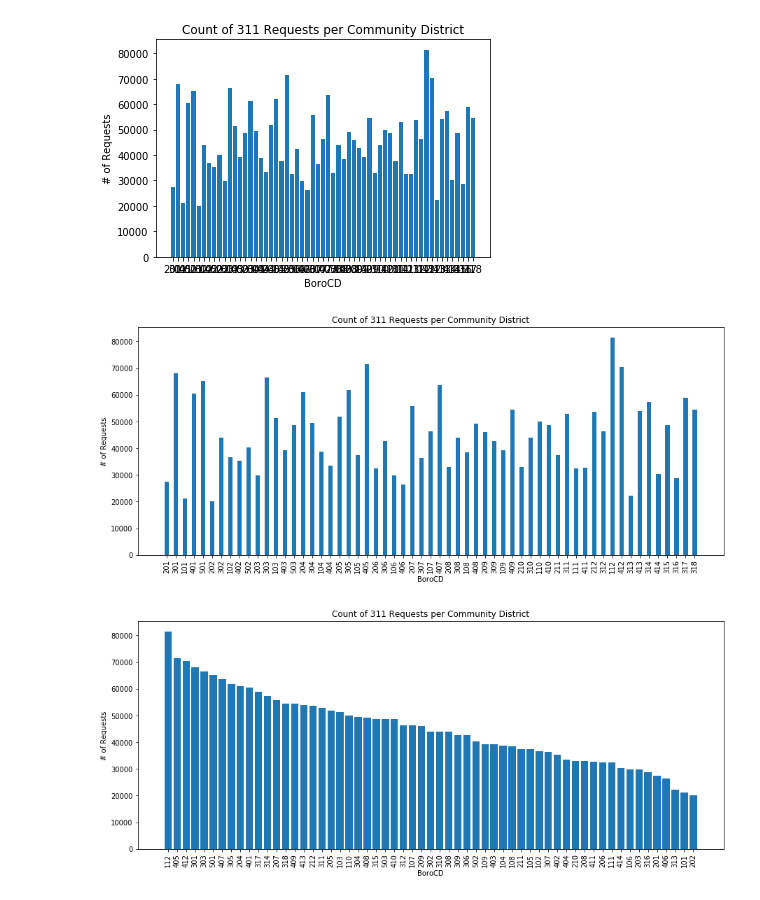
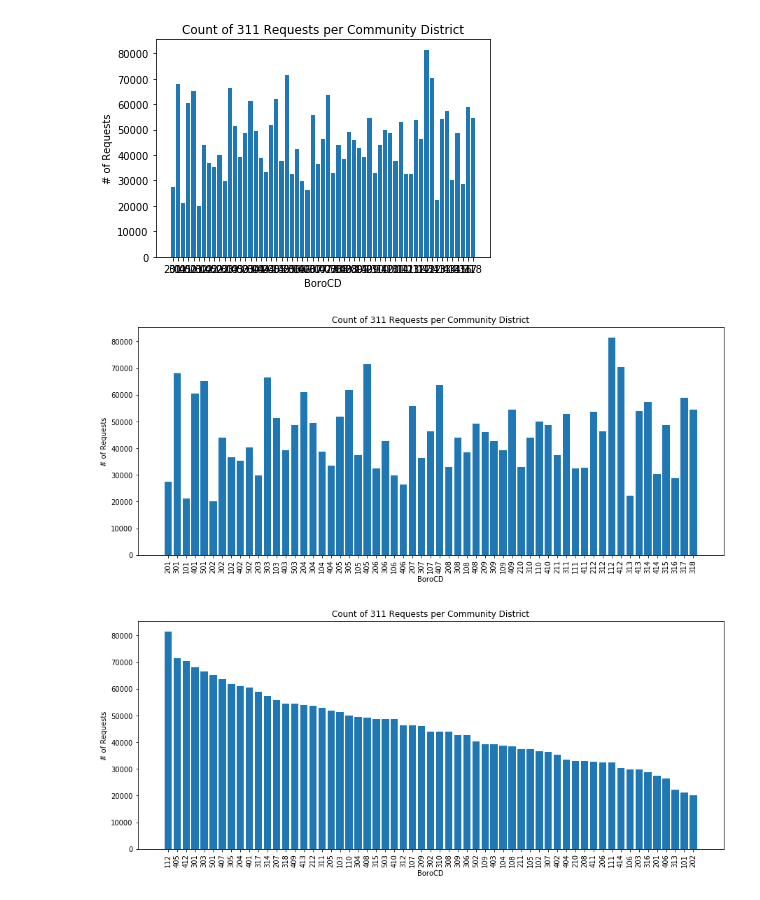
Before and after one commit to afeld/python-public-policy, a Jupyter notebook: lecture_3.ipynb, the cells around one changed output. Saved outputs shown, nothing was run; the diff lists cells and outputs as text; code cells hidden in the pictures.

```diff
--- a/lecture_3.ipynb
+++ b/lecture_3.ipynb
@@ -180,30 +200,30 @@ plt.show()
 # %%
 # we can improve the formatting of the plot, so you can read the x-axis labels
 
 # create an array (essentially a list) of 0 though the length of cd_data.
 # this will be used to populate the x axis with all the ncessary bars.
 position_on_x = np.arange(len(cd_data))
 
 # set the figure size to be larger and wider
 plt.figure(figsize=(15, 6))
 # figsize=(width inches, height inches)
 
 # create a bar chart with x = position_on_x and y = count_of_311_requests per borocd
-plt.bar(position_on_x, cd_data.count_of_311_requests, align='center', width=0.5)
+plt.bar(position_on_x, cd_data.count_of_311_requests, align='center')
 # width ranges from 0-1. 1 is the full width of the bar space, where all the bars will touch.
 
 # label each bar with its borocd value
 plt.xticks(position_on_x, cd_data.borocd, rotation=90) # rotate the label by 90 degrees
 
 # labels for the chart title and axes
 plt.title('Count of 311 Requests per Community District')
 plt.xlabel('BoroCD')
 plt.ylabel('# of Requests')
 
 # show the plot once you've defined what it should include
 plt.show()
 # %% [output]
-[figure, old version]
+[figure, new version]
 # %%
 # now let's sort the counts from highest to lowest
 
```
Also changed, not shown: parts of 13 cells of this notebook.
